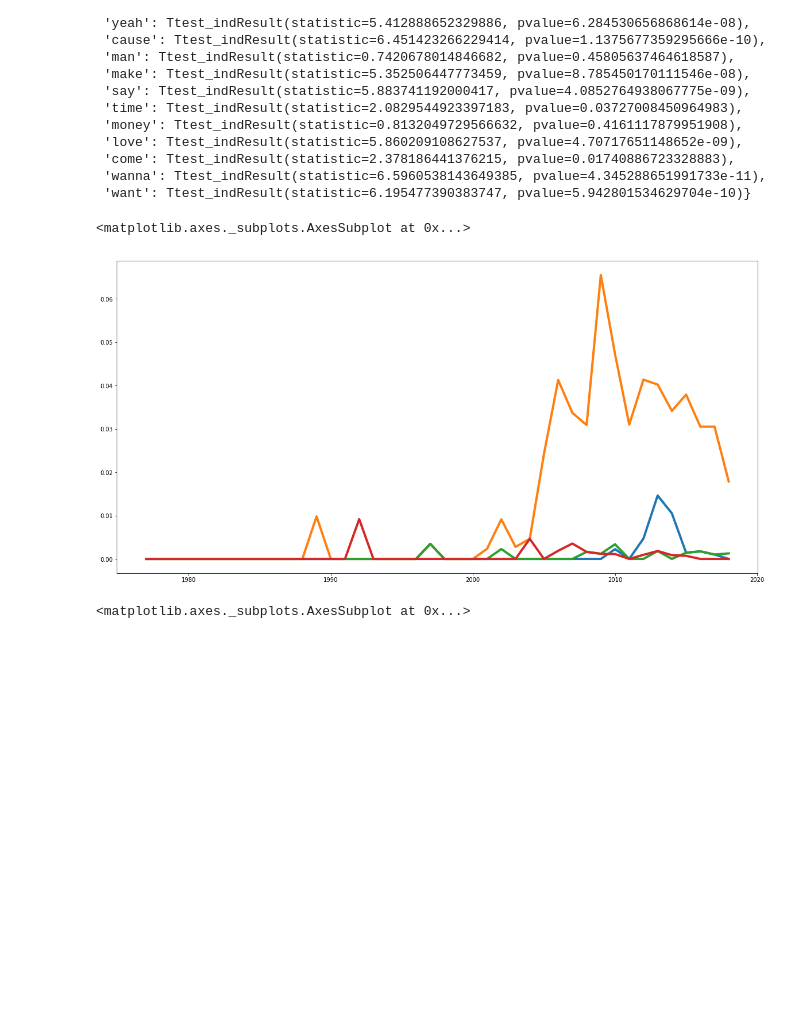
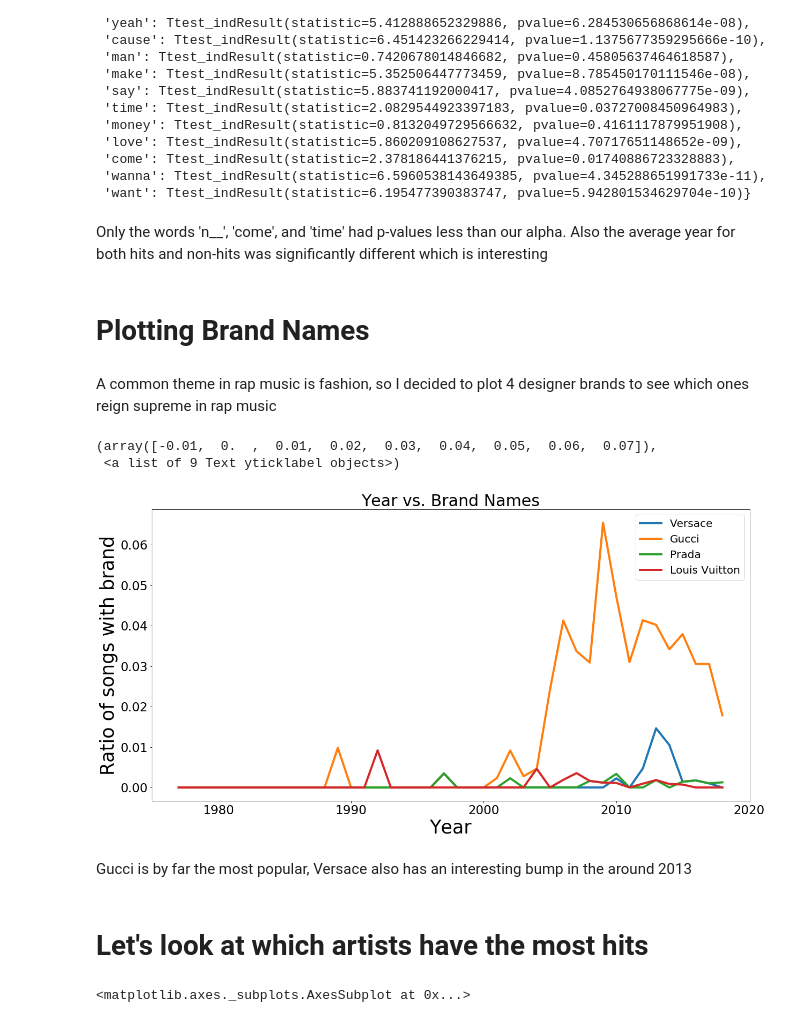
Before and after one commit to celehman44/Rap_Lyrics_Analysis, a Jupyter notebook: 10_EDA.ipynb, the cells around one changed output. Cells and saved outputs as stored; diff of their text form; code cells hidden in the pictures; blank space fills up the shorter version.

```diff
--- a/10_EDA.ipynb
+++ b/10_EDA.ipynb
@@ -18,2 +26,2 @@ df2['lyrics']=df2['lyrics'].str.replace('shit','s___')
 # %%
-df['target'] = target['hot100']
+df['target'] = df2['hot100']
@@ -318,6 +293,12 @@ ttest_dict
  'come': Ttest_indResult(statistic=2.378186441376215, pvalue=0.01740886723328883),
  'wanna': Ttest_indResult(statistic=6.5960538143649385, pvalue=4.345288651991733e-11),
  'want': Ttest_indResult(statistic=6.195477390383747, pvalue=5.942801534629704e-10)}
+# %% [markdown]
+Only the words 'n__', 'come', and 'time' had p-values less than our alpha. Also the average year for both hits and non-hits was significantly different which is interesting
+# %% [markdown]
+# Plotting Brand Names
+# %% [markdown]
+A common theme in rap music is fashion, so I decided to plot 4 designer brands to see which ones reign supreme in rap music
 # %%
 versace = [len(df[(df['date_year'] == year) & (df['versace']>1)])/len(df[df['date_year']==year]) for year in years]
 gucci = [len(df[(df['date_year'] == year) & (df['gucci']>1)])/len(df[df['date_year']==year]) for year in years]
@@ -326,10 +307,17 @@ louis_vuitton = [len(df[(df['date_year'] == year) & (df['vuitton']>1)])/len(df[d
 # %%
 plt.figure(figsize=(20,10))
 
 sns.lineplot(x=years, y=versace, palette = 'rainbow_r', ci=None, lw=4)
 sns.lineplot(x=years, y=gucci, palette = 'rainbow_r', ci=None, lw=4)
 sns.lineplot(x=years, y=prada, palette = 'rainbow_r', ci=None, lw=4)
 sns.lineplot(x=years, y=louis_vuitton, palette = 'rainbow_r', ci=None, lw=4)
+plt.legend(['Versace', 'Gucci','Prada','Louis Vuitton'],prop = {'size':20})
+plt.xlabel('Year', size=35)
+plt.xticks(size=23)
+plt.ylabel("Ratio of songs with brand", size=35)
+plt.title("Year vs. Brand Names", fontsize=30)
+plt.yticks(size=23)
 # %% [output]
-<matplotlib.axes._subplots.AxesSubplot at 0x...>
+(array([-0.01,  0.  ,  0.01,  0.02,  0.03,  0.04,  0.05,  0.06,  0.07]),
+ <a list of 9 Text yticklabel objects>)
-[figure, old version]
+[figure, new version]
@@ -341,3 +324,7 @@ df_hit = df[df['target'] == 1]
+# %% [markdown]
+Gucci is by far the most popular, Versace also has an interesting bump in the around 2013
+# %% [markdown]
+# Let's look at which artists have the most hits
 # %%
 dic={}
 for artist in df2['artist'].unique():
```
Also changed, not shown: parts of 116 cells of this notebook, 4 other files.
